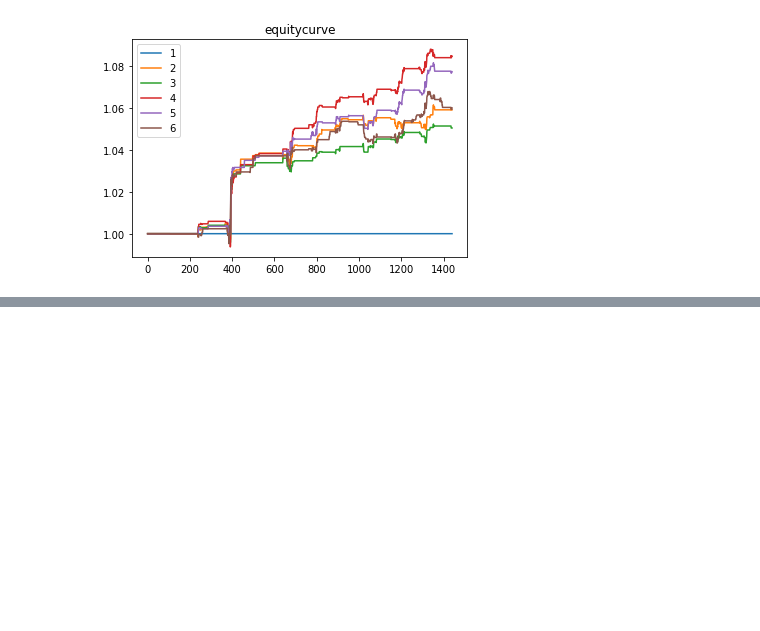
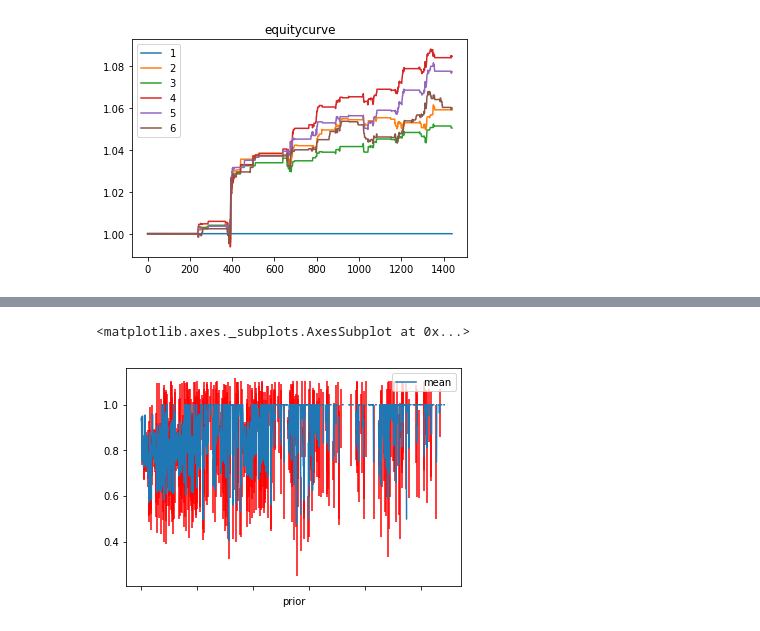
Before and after one commit to dechang227/QishiQR, a Jupyter notebook: Backtesting/Vectorized/Demo_Backtest.ipynb, the cells around one changed output, grey strips where cells are left out. Cells and saved outputs as stored; diff of their text form; code cells hidden in the pictures; blank space fills up the shorter version.

```diff
--- a/Backtesting/Vectorized/Demo_Backtest.ipynb
+++ b/Backtesting/Vectorized/Demo_Backtest.ipynb
@@ -115,0 +171,5 @@ tester_ensemble.performance
+# %%
+merged_tables.plot(y='mean',yerr='std',ecolor='red')
+# %% [output]
+<matplotlib.axes._subplots.AxesSubplot at 0x...>
+[figure, added]
```
Also changed, not shown: parts of 9 cells of this notebook, 3 other files.
